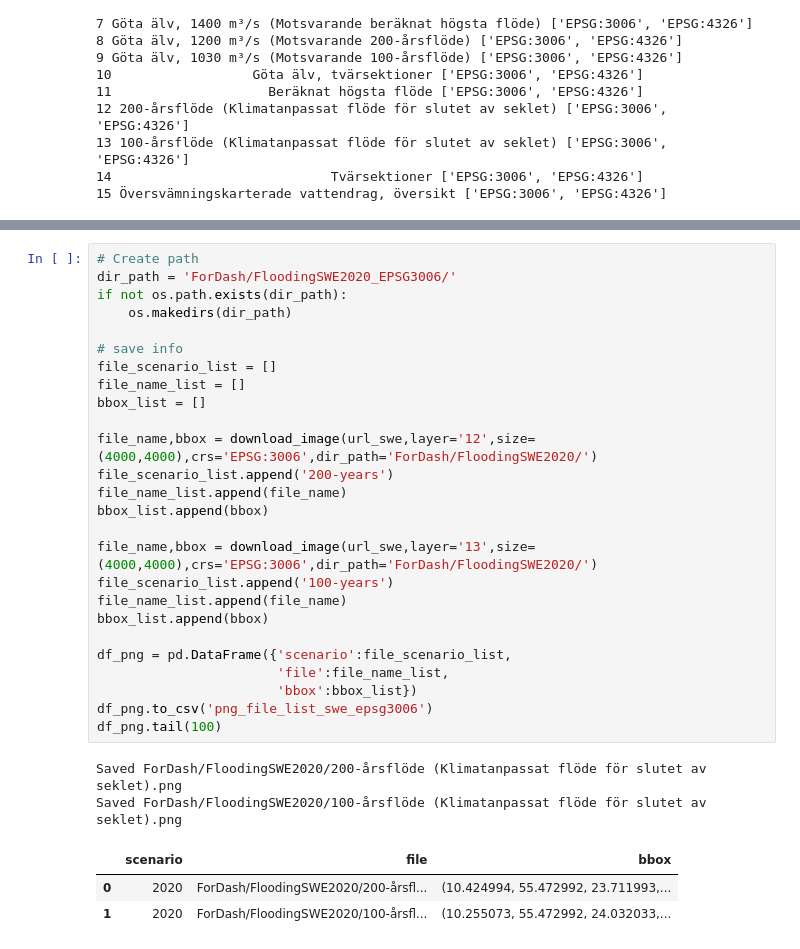
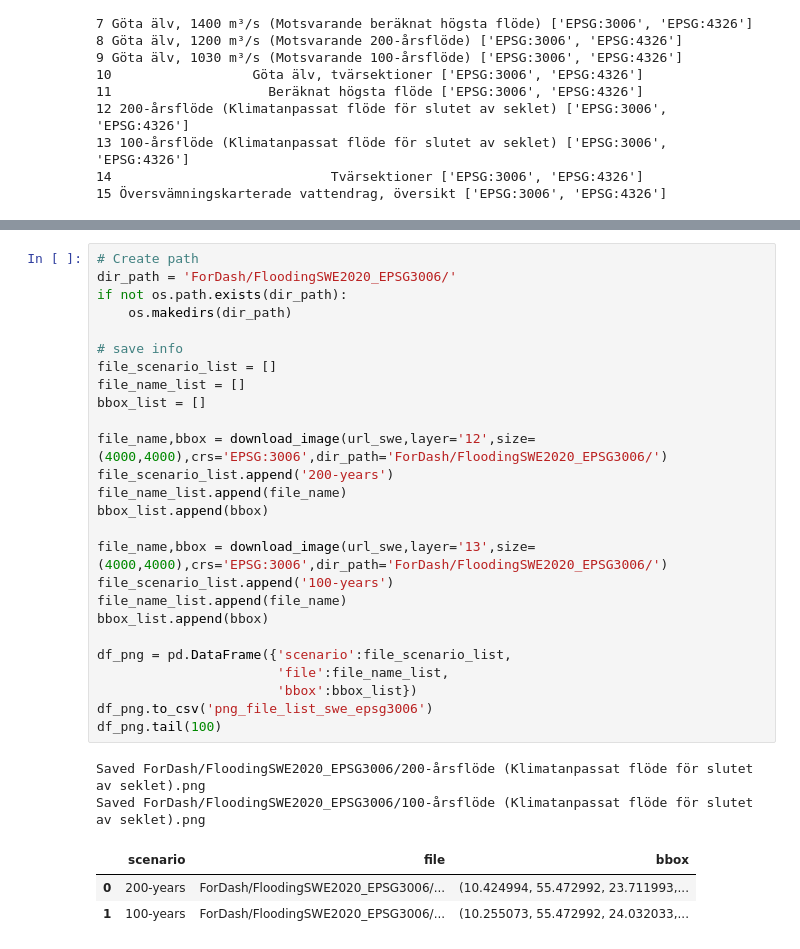
Before and after one commit to VeraPatricio/floodingDK, a Jupyter notebook: DownloadDataForDash.ipynb, the cells around one changed output, grey strips where cells are left out. Cells and saved outputs as stored; diff of their text form.

```diff
--- a/DownloadDataForDash.ipynb
+++ b/DownloadDataForDash.ipynb
@@ -498,32 +524,32 @@ for layer_nb in wms_swe.contents:
 # %%
 # Create path
 dir_path = 'ForDash/FloodingSWE2020_EPSG3006/'
 if not os.path.exists(dir_path):
     os.makedirs(dir_path)
 
 # save info
 file_scenario_list = []
 file_name_list = []
 bbox_list = []
 
-file_name,bbox = download_image(url_swe,layer='12',size=(4000,4000),crs='EPSG:3006',dir_path='ForDash/FloodingSWE2020/')
+file_name,bbox = download_image(url_swe,layer='12',size=(4000,4000),crs='EPSG:3006',dir_path='ForDash/FloodingSWE2020_EPSG3006/')
 file_scenario_list.append('200-years')
 file_name_list.append(file_name)
 bbox_list.append(bbox)
 
-file_name,bbox = download_image(url_swe,layer='13',size=(4000,4000),crs='EPSG:3006',dir_path='ForDash/FloodingSWE2020/')
+file_name,bbox = download_image(url_swe,layer='13',size=(4000,4000),crs='EPSG:3006',dir_path='ForDash/FloodingSWE2020_EPSG3006/')
 file_scenario_list.append('100-years')
 file_name_list.append(file_name)
 bbox_list.append(bbox)
 
 df_png = pd.DataFrame({'scenario':file_scenario_list,
                        'file':file_name_list,
                        'bbox':bbox_list})
 df_png.to_csv('png_file_list_swe_epsg3006')
 df_png.tail(100)
 # %% [output]
-Saved ForDash/FloodingSWE2020/200-årsflöde (Klimatanpassat flöde för slutet av seklet).png
-Saved ForDash/FloodingSWE2020/100-årsflöde (Klimatanpassat flöde för slutet av seklet).png
+Saved ForDash/FloodingSWE2020_EPSG3006/200-årsflöde (Klimatanpassat flöde för slutet av seklet).png
+Saved ForDash/FloodingSWE2020_EPSG3006/100-årsflöde (Klimatanpassat flöde för slutet av seklet).png
 |  | scenario | file | bbox |
-| 0 | 2020 | ForDash/FloodingSWE2020/200-årsfl... | (10.424994, 55.472992, 23.711993,... |
-| 1 | 2020 | ForDash/FloodingSWE2020/100-årsfl... | (10.255073, 55.472992, 24.032033,... |
+| 0 | 200-years | ForDash/FloodingSWE2020_EPSG3006/... | (10.424994, 55.472992, 23.711993,... |
+| 1 | 100-years | ForDash/FloodingSWE2020_EPSG3006/... | (10.255073, 55.472992, 24.032033,... |
```
Also changed, not shown: parts of 1 cell of this notebook, 3 other files.
